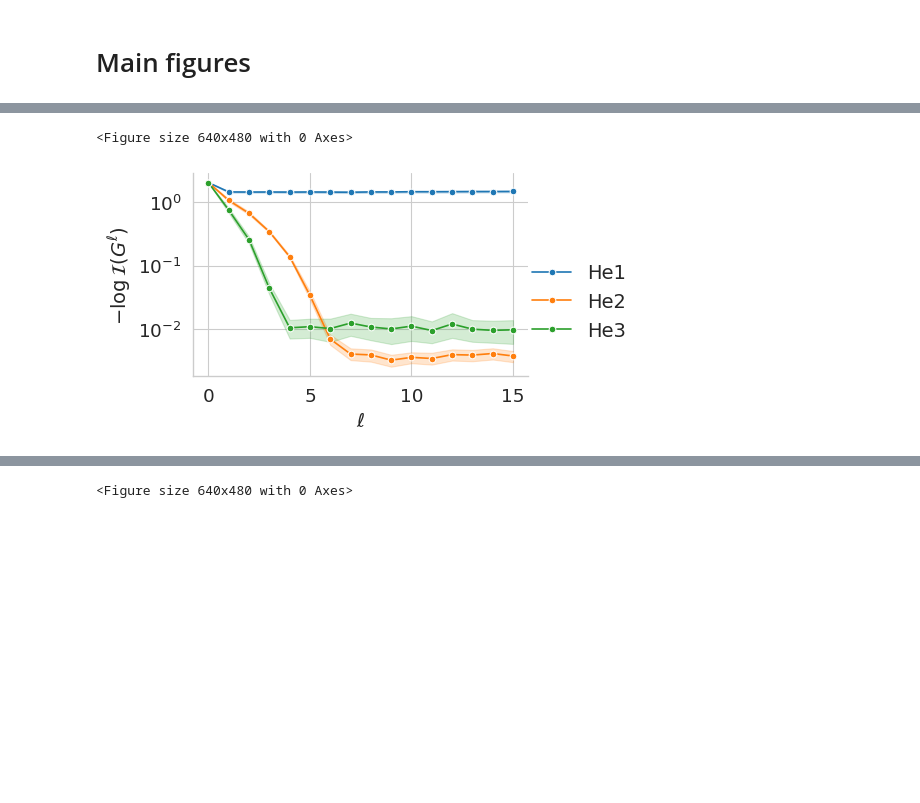
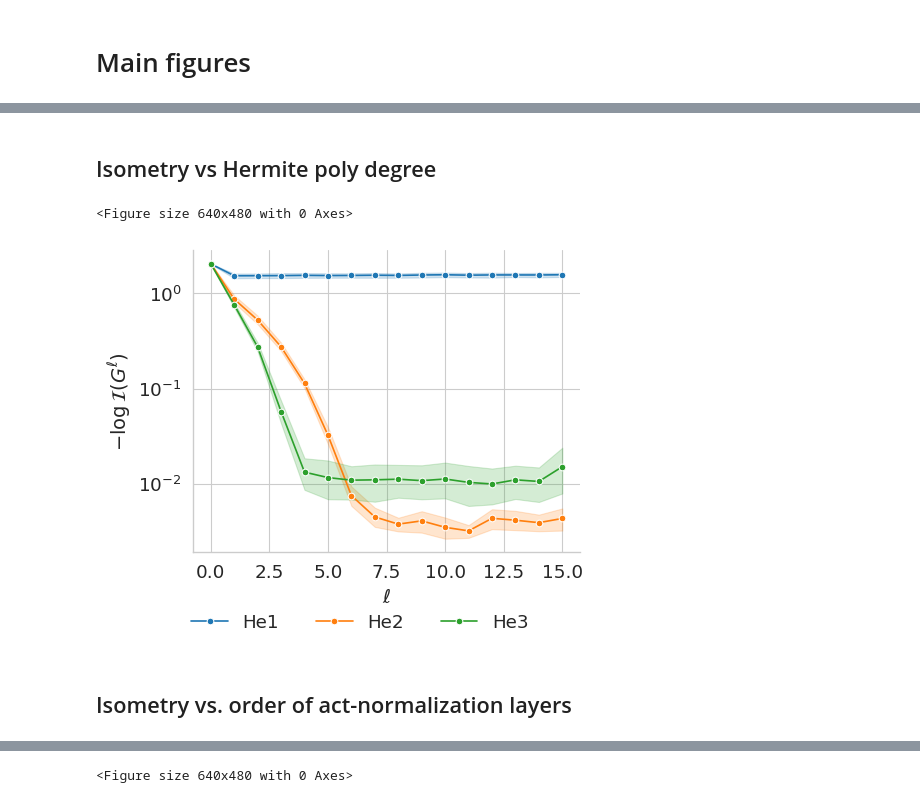
Before and after one commit to ajoudaki/deepnet-isometry, a Jupyter notebook: validations.ipynb, the cells around one changed output, grey strips where cells are left out. Saved outputs shown, nothing was run; the diff lists cells and outputs as text; code cells hidden in the pictures; blank space fills up the shorter version.

```diff
--- a/validations.ipynb
+++ b/validations.ipynb
@@ -123,10 +95,12 @@ def run_experiments(configs, for_matrix='G'):
 
 
 def plot_line_graph(data, y, y_label, file_name, show_legend=True, **kwargs):
+    if 'height' not in kwargs:
+        kwargs['height'] = 3
     plt.figure()
     sns.set_style('whitegrid')
     sns.set_context('paper', font_scale=1.5)  # Increase the font size
-    g = sns.FacetGrid(data=data, height=3,**kwargs)
+    g = sns.FacetGrid(data=data, **kwargs)
     g.map(sns.lineplot, "l", y, marker="o")
     g.set_ylabels(y_label, fontsize=14)  # Increase the font size for y-label
     g.set_xlabels("$\ell$", fontsize=14)  # Increase the font size for x-label
@@ -136,7 +110,7 @@ def plot_line_graph(data, y, y_label, file_name, show_legend=True, **kwargs):
         ncols = len(df[kwargs['hue']].unique())
         if show_legend:
             g.add_legend(title='',alignment='left', fontsize=14)  # Increase the font size for legend
-        # sns.move_legend(g, "lower center", bbox_to_anchor=(.45, -0.05), ncols=ncols, frameon=False)
+            sns.move_legend(g, "lower center", bbox_to_anchor=(.45, -0.05), ncols=ncols, frameon=False)
     plt.yscale('log')
     plt.savefig(file_name, bbox_inches="tight")
     plt.show()
@@ -226,29 +202,33 @@ plot_line_graph(data=df.loc[df.normalization!='None'],
+# %% [markdown]
+## Isometry vs Hermite poly degree
 # %%
 
 configs = dict(
     n = [10], # batch size
     d = [2000], # width
     L = [15], # depth
     activation_first = [True,],
     centering = ['layer'],
     normalization = ['layer',], # normalization layer
     activation = ['He1','He2','He3',], # activation function
     gain = [1.],
     bias = [0.],
     degeneracy = [10], # input degeneracy
     for_matrix=['G'],
     rerun = range(10), # independent runs
 )
 df = run_experiments(configs)
 df.head()
 
 
-plot_line_graph(df, y="iso_gap", y_label="$-\log\mathcal{I}(G^\ell)$",aspect=1.5,
-                hue = "activation", #hue="normalization",
-                file_name='plots/ln_hermite_poly.pdf', )
+plot_line_graph(df, y="iso_gap", y_label="$-\log\mathcal{I}(G^\ell)$",aspect=1.25,
+                hue = "activation",#hue="normalization",
+                file_name='plots/ln_hermite_poly.pdf', height=4)
 # %% [output]
 <Figure size 640x480 with 0 Axes>
-[figure, old version]
+[figure, new version]
+# %% [markdown]
+## Isometry vs. order of act-normalization layers
 # %%
 
 
```
Also changed, not shown: parts of 20 cells of this notebook, 21 other files.
